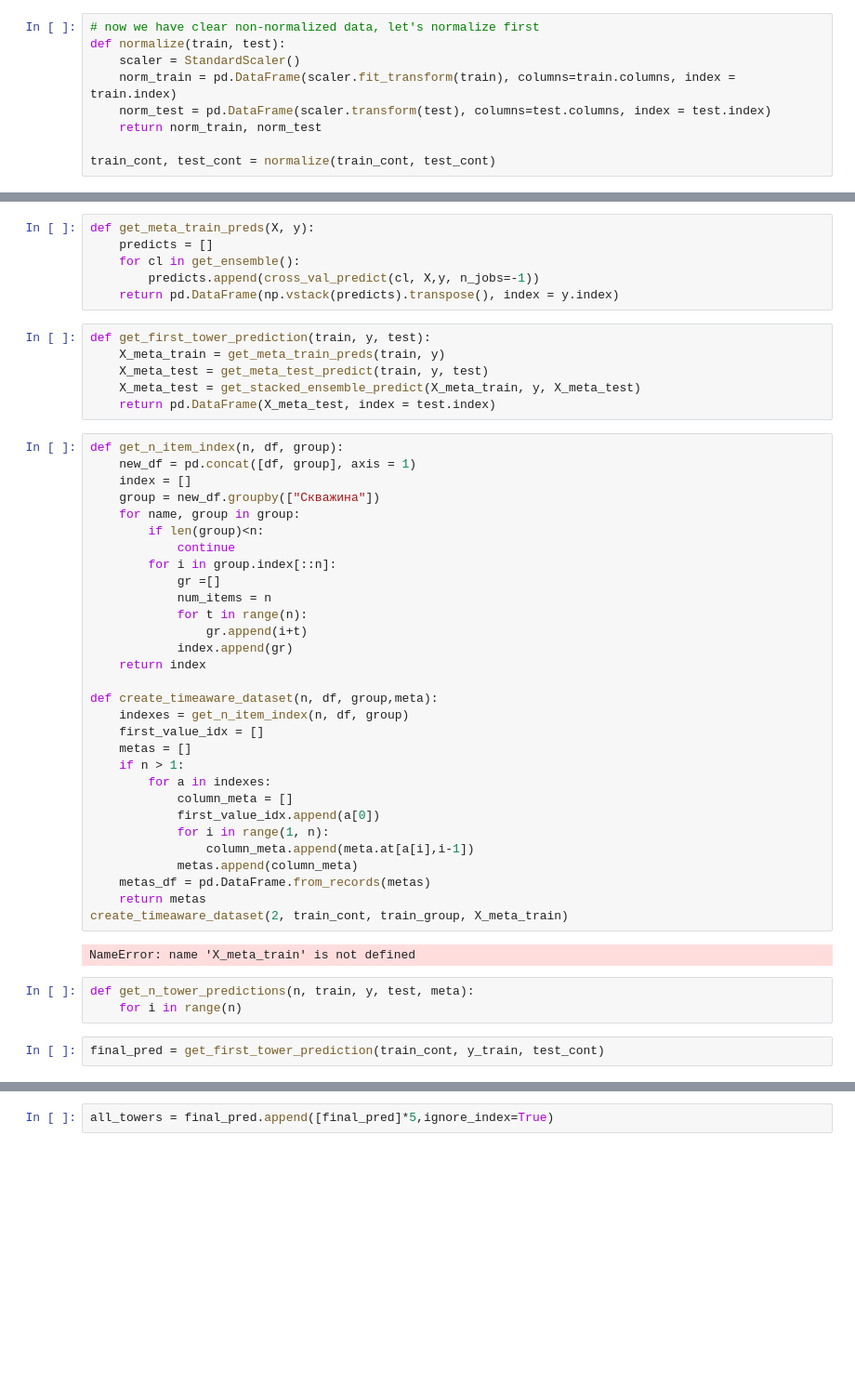
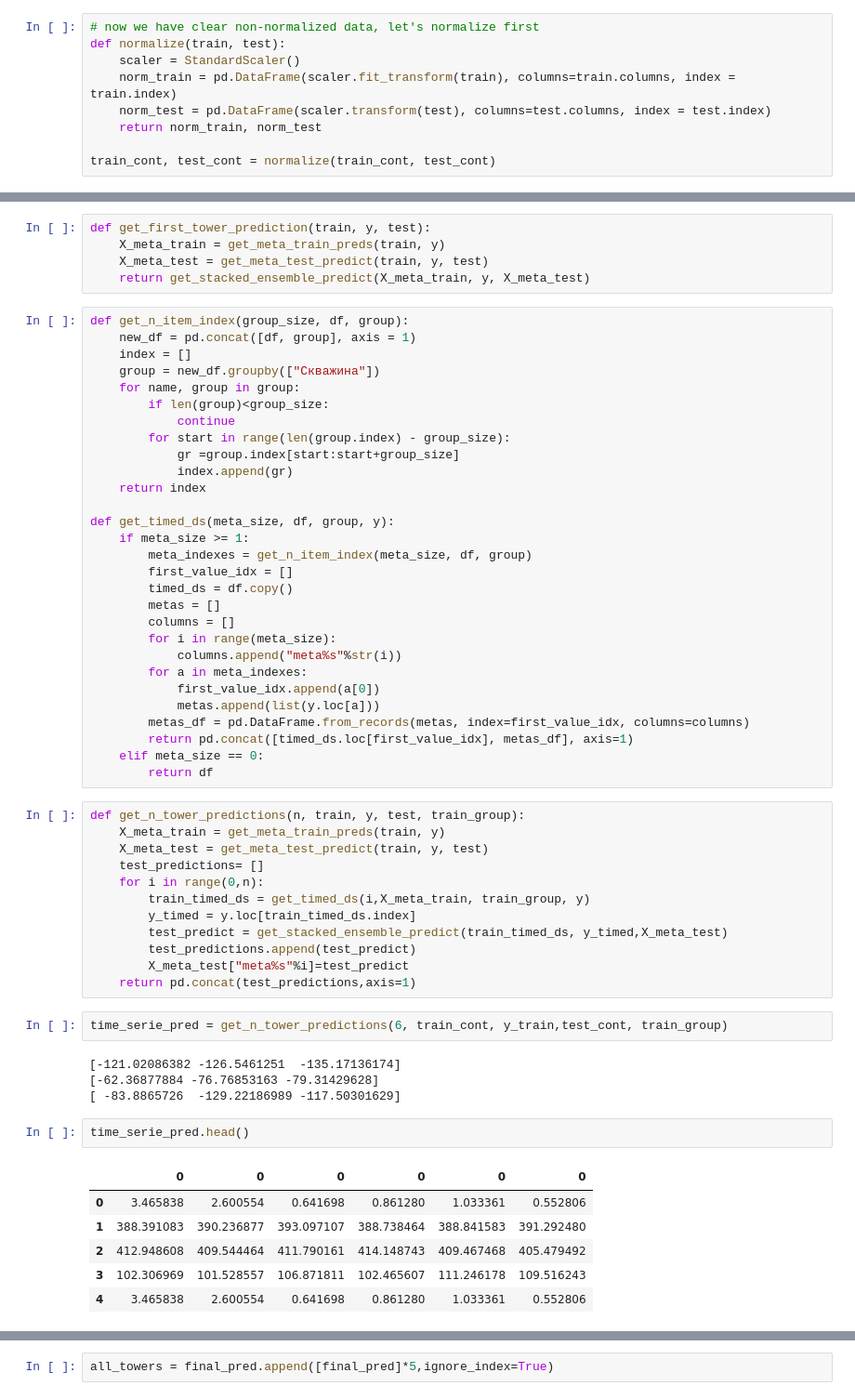
Before and after one commit to i-newton/gp_oil, a Jupyter notebook: src/oil contest.ipynb, the cells around one changed output, grey strips where cells are left out. Shown at 93% size. Cells and saved outputs as stored; diff of their text form; blank space fills up the shorter version.

```diff
--- a/src/oil contest.ipynb
+++ b/src/oil contest.ipynb
@@ -244,49 +336,61 @@ def get_stacked_ensemble_predict(X_meta, y, X_test):
-# %%
-def get_meta_train_preds(X, y):
-    predicts = []
-    for cl in get_ensemble():
-        predicts.append(cross_val_predict(cl, X,y, n_jobs=-1))
-    return pd.DataFrame(np.vstack(predicts).transpose(), index = y.index)
 # %%
 def get_first_tower_prediction(train, y, test):
     X_meta_train = get_meta_train_preds(train, y)
     X_meta_test = get_meta_test_predict(train, y, test)
-    X_meta_test = get_stacked_ensemble_predict(X_meta_train, y, X_meta_test)
-    return pd.DataFrame(X_meta_test, index = test.index)
+    return get_stacked_ensemble_predict(X_meta_train, y, X_meta_test)
 # %%
-def get_n_item_index(n, df, group):
+def get_n_item_index(group_size, df, group):
     new_df = pd.concat([df, group], axis = 1)
     index = []
     group = new_df.groupby(["Скважина"])
     for name, group in group:
-        if len(group)<n:
+        if len(group)<group_size:
             continue
-        for i in group.index[::n]:
-            gr =[]
-            num_items = n
-            for t in range(n):
-                gr.append(i+t)
+        for start in range(len(group.index) - group_size):
+            gr =group.index[start:start+group_size]
             index.append(gr)
     return index
 
-def create_timeaware_dataset(n, df, group,meta):
-    indexes = get_n_item_index(n, df, group)
-    first_value_idx = []
-    metas = []
-    if n > 1:
-        for a in indexes:
-            column_meta = []
+def get_timed_ds(meta_size, df, group, y):
+    if meta_size >= 1:
+        meta_indexes = get_n_item_index(meta_size, df, group)
+        first_value_idx = []
+        timed_ds = df.copy()
+        metas = []
+        columns = []
+        for i in range(meta_size):
+            columns.append("meta%s"%str(i))
+        for a in meta_indexes:
             first_value_idx.append(a[0])
-            for i in range(1, n):
-                column_meta.append(meta.at[a[i],i-1])
-            metas.append(column_meta)
-    metas_df = pd.DataFrame.from_records(metas)
-    return metas
-create_timeaware_dataset(2, train_cont, train_group, X_meta_train)
+            metas.append(list(y.loc[a]))
+        metas_df = pd.DataFrame.from_records(metas, index=first_value_idx, columns=columns)
+        return pd.concat([timed_ds.loc[first_value_idx], metas_df], axis=1)
+    elif meta_size == 0:
+        return df
-# %% [output]
-NameError: name 'X_meta_train' is not defined
-# %%
-def get_n_tower_predictions(n, train, y, test, meta):
-    for i in range(n)
+# %%
+def get_n_tower_predictions(n, train, y, test, train_group):
+    X_meta_train = get_meta_train_preds(train, y)
+    X_meta_test = get_meta_test_predict(train, y, test)
+    test_predictions= []
+    for i in range(0,n):
+        train_timed_ds = get_timed_ds(i,X_meta_train, train_group, y)
+        y_timed = y.loc[train_timed_ds.index]
+        test_predict = get_stacked_ensemble_predict(train_timed_ds, y_timed,X_meta_test)
+        test_predictions.append(test_predict)
+        X_meta_test["meta%s"%i]=test_predict
+    return pd.concat(test_predictions,axis=1)
 # %%
-final_pred = get_first_tower_prediction(train_cont, y_train, test_cont)
+time_serie_pred = get_n_tower_predictions(6, train_cont, y_train,test_cont, train_group)
+# %% [output]
+[-121.02086382 -126.5461251  -135.17136174]
+[-62.36877884 -76.76853163 -79.31429628]
+[ -83.8865726  -129.22186989 -117.50301629]
+# %%
+time_serie_pred.head()
+# %% [output]
+|  | 0 | 0 | 0 | 0 | 0 | 0 |
+| 0 | 3.465838 | 2.600554 | 0.641698 | 0.861280 | 1.033361 | 0.552806 |
+| 1 | 388.391083 | 390.236877 | 393.097107 | 388.738464 | 388.841583 | 391.292480 |
+| 2 | 412.948608 | 409.544464 | 411.790161 | 414.148743 | 409.467468 | 405.479492 |
+| 3 | 102.306969 | 101.528557 | 106.871811 | 102.465607 | 111.246178 | 109.516243 |
+| 4 | 3.465838 | 2.600554 | 0.641698 | 0.861280 | 1.033361 | 0.552806 |
```
Also changed, not shown: parts of 23 cells of this notebook.
